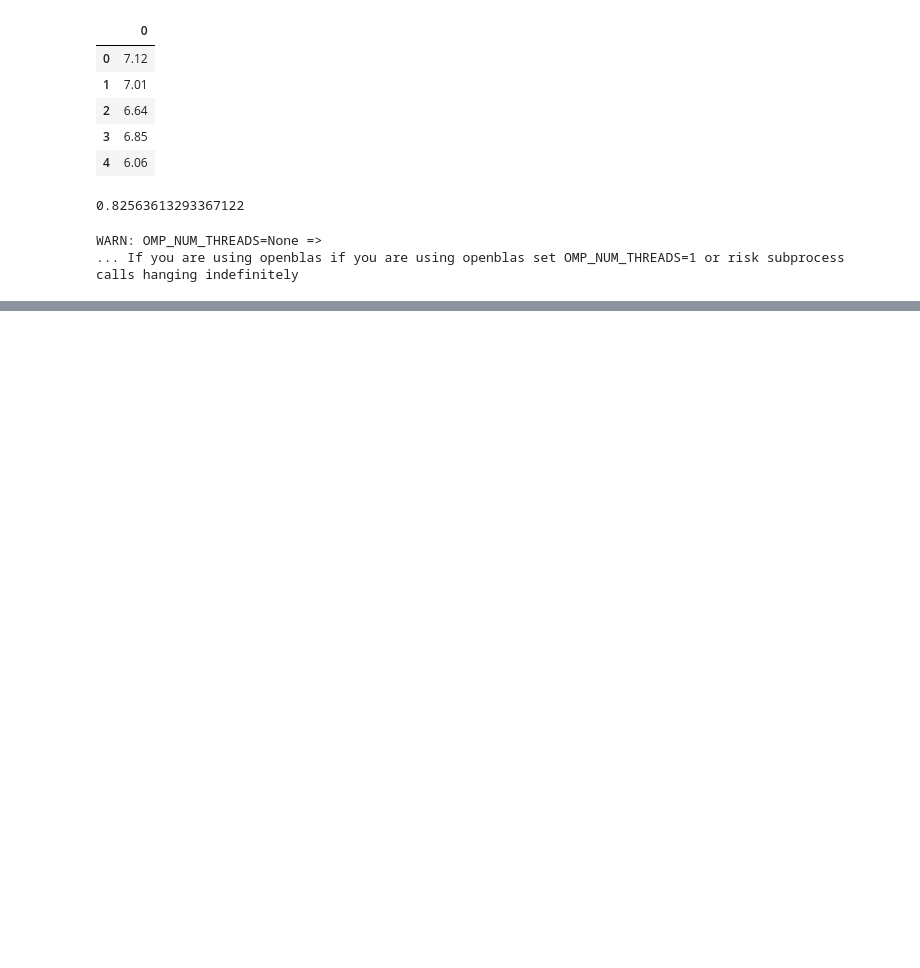
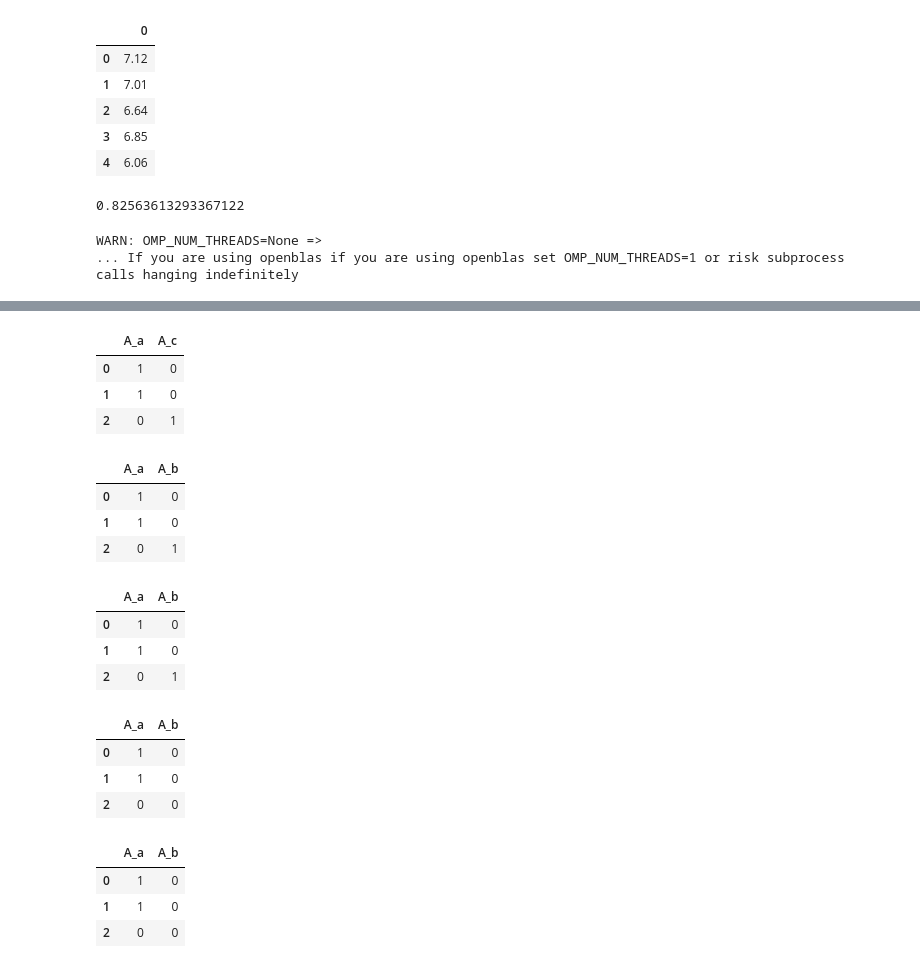
Before and after one commit to Jodahr/ImdbMovies, a Jupyter notebook: Untitled.ipynb, the cells around one changed output, grey strips where cells are left out. Saved outputs shown, nothing was run; the diff lists cells and outputs as text; code cells hidden in the pictures; blank space fills up the shorter version.

```diff
--- a/Untitled.ipynb
+++ b/Untitled.ipynb
@@ -200,0 +334,5 @@ WARN: OMP_NUM_THREADS=None =>
+# %%
+train = pd.DataFrame({'A': ['a','a','b']})
+test = pd.DataFrame({'A': ['a','a','c']})
+test
+train
@@ -200,0 +348,14 @@ WARN: OMP_NUM_THREADS=None =>
+# %%
+train_dummies = pd.get_dummies(train)
+test_dummies = pd.get_dummies(test)
+test_dummies
+train_dummies
+# %% [output]
+|  | A_a | A_c |
+| 0 | 1 | 0 |
+| 1 | 1 | 0 |
+| 2 | 0 | 1 |
+|  | A_a | A_b |
+| 0 | 1 | 0 |
+| 1 | 1 | 0 |
+| 2 | 0 | 1 |
@@ -200,0 +367,21 @@ WARN: OMP_NUM_THREADS=None =>
+# %%
+train_dummies
+# %% [output]
+|  | A_a | A_b |
+| 0 | 1 | 0 |
+| 1 | 1 | 0 |
+| 2 | 0 | 1 |
+# %%
+addMissing.transform(test_dummies)
+# %% [output]
+|  | A_a | A_b |
+| 0 | 1 | 0 |
+| 1 | 1 | 0 |
+| 2 | 0 | 0 |
+# %%
+test_dummies
+# %% [output]
+|  | A_a | A_b |
+| 0 | 1 | 0 |
+| 1 | 1 | 0 |
+| 2 | 0 | 0 |
```
Also changed, not shown: parts of 16 cells of this notebook.
